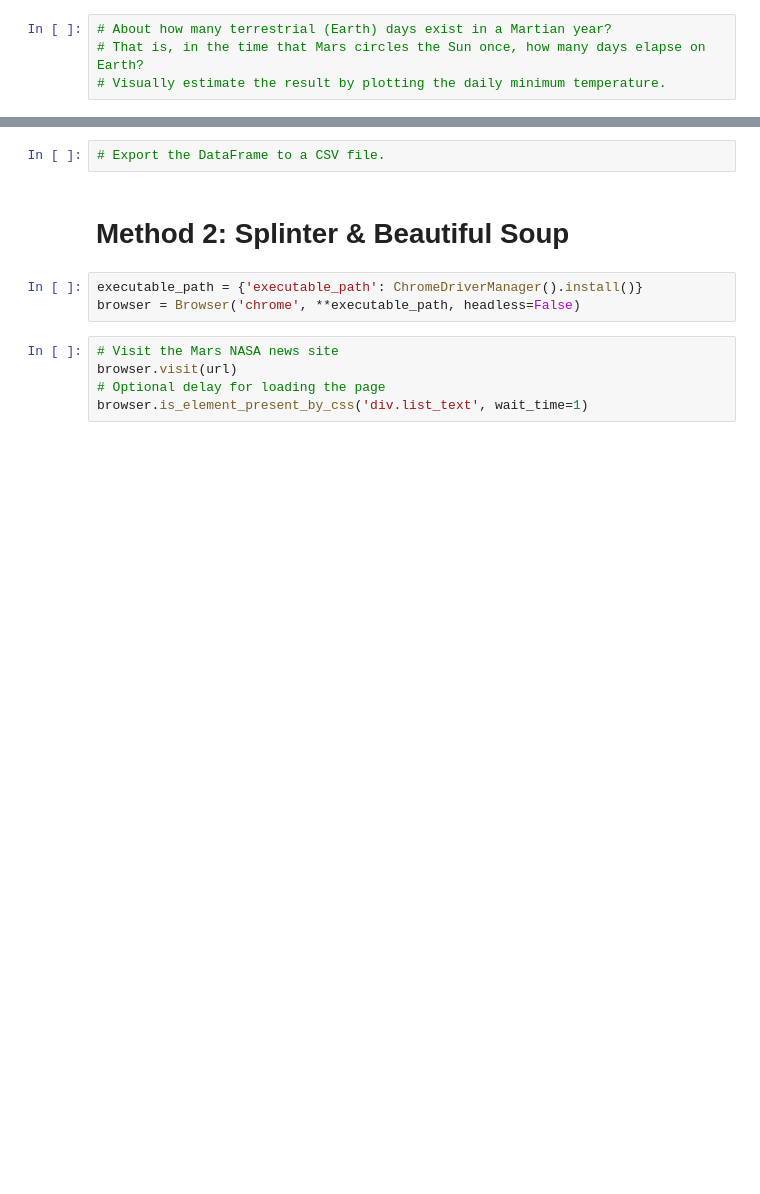
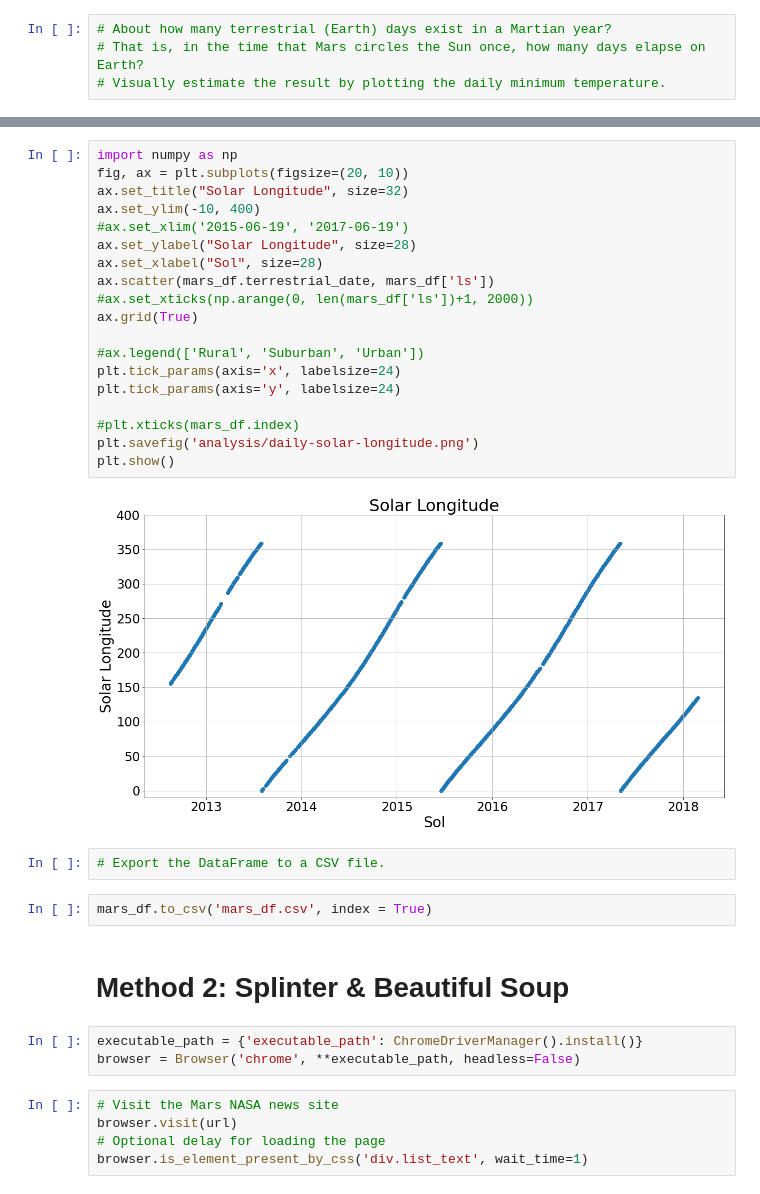
Before and after one commit to bristlab/Mission-to-Mars, a Jupyter notebook: mars_data_challenge_part_2.ipynb, the cells around one changed output, grey strips where cells are left out. Cells and saved outputs as stored; diff of their text form; blank space fills up the shorter version.

```diff
--- a/mars_data_challenge_part_2.ipynb
+++ b/mars_data_challenge_part_2.ipynb
@@ -156,5 +201,28 @@ plt.show()
+# %%
+import numpy as np
+fig, ax = plt.subplots(figsize=(20, 10))
+ax.set_title("Solar Longitude", size=32)
+ax.set_ylim(-10, 400)
+#ax.set_xlim('2015-06-19', '2017-06-19')
+ax.set_ylabel("Solar Longitude", size=28)
+ax.set_xlabel("Sol", size=28)
+ax.scatter(mars_df.terrestrial_date, mars_df['ls'])
+#ax.set_xticks(np.arange(0, len(mars_df['ls'])+1, 2000))
+ax.grid(True)
+
+#ax.legend(['Rural', 'Suburban', 'Urban'])
+plt.tick_params(axis='x', labelsize=24)
+plt.tick_params(axis='y', labelsize=24)
+
+#plt.xticks(mars_df.index)
+plt.savefig('analysis/daily-solar-longitude.png')
+plt.show()
+# %% [output]
+[figure, added]
 # %%
 # Export the DataFrame to a CSV file.
+# %%
+mars_df.to_csv('mars_df.csv', index = True)
 # %% [markdown]
 # Method 2: Splinter & Beautiful Soup
 # %%
```
Also changed, not shown: parts of 7 cells of this notebook, 4 other files.
